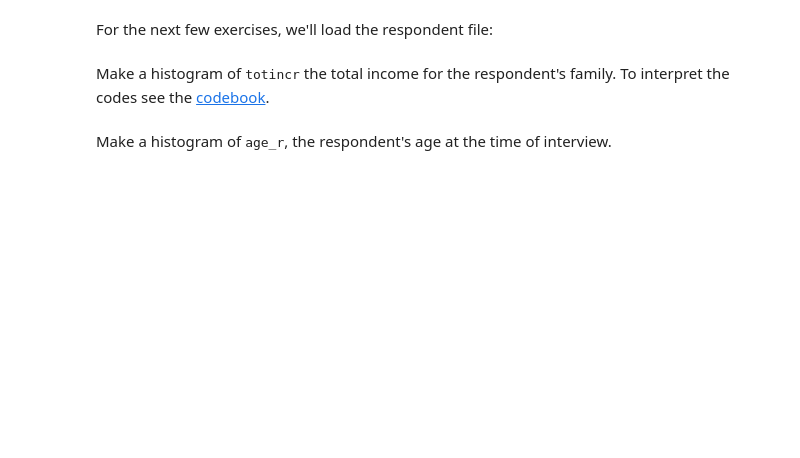
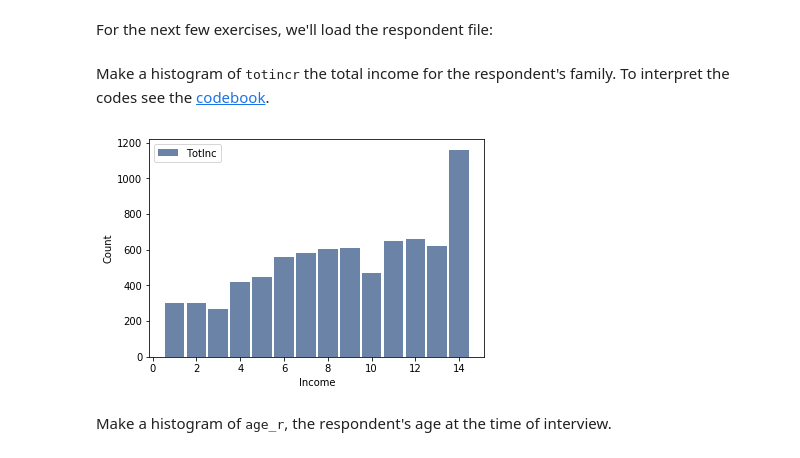
Before and after one commit to akm-2016/ThinkStats2, a Jupyter notebook: code/chap02ex.ipynb, the cells around one changed output. Cells and saved outputs as stored; diff of their text form; code cells hidden in the pictures; blank space fills up the shorter version.

```diff
--- a/code/chap02ex.ipynb
+++ b/code/chap02ex.ipynb
@@ -242,2 +286,9 @@ Make a histogram of <tt>totincr</tt> the total income for the respondent's famil
+# %%
+# Solution goes here
+hist = thinkstats2.Hist(resp.totincr, label='TotInc')
+thinkplot.Hist(hist)
+thinkplot.Config(xlabel='Income', ylabel='Count')
+# %% [output]
+[figure, added]
 # %% [markdown]
 Make a histogram of <tt>age_r</tt>, the respondent's age at the time of interview.
```
Also changed, not shown: parts of 34 cells of this notebook.
